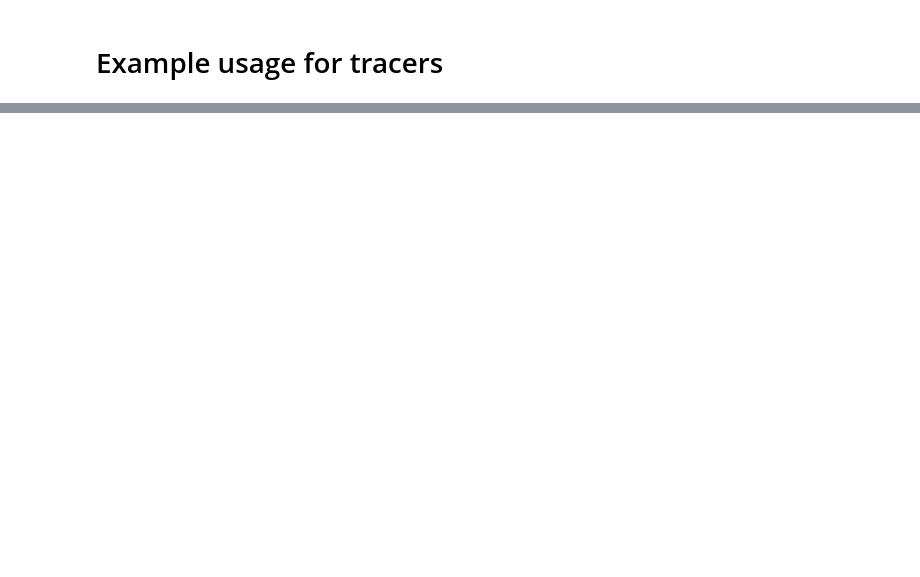
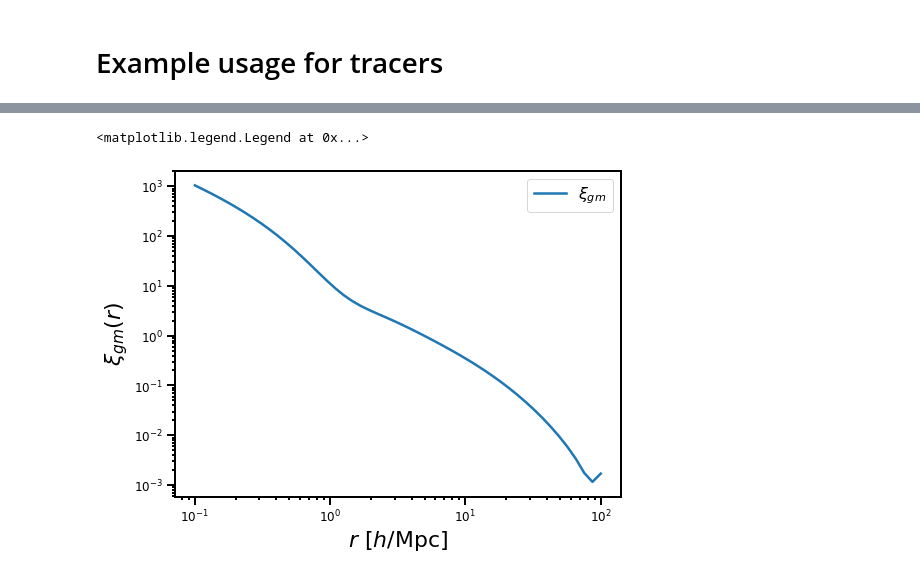
Before and after one commit to jmsull/gzpt, a Jupyter notebook: examples/first_example.ipynb, the cells around one changed output, grey strips where cells are left out. Cells and saved outputs as stored; diff of their text form; code cells hidden in the pictures; blank space fills up the shorter version.

```diff
--- a/examples/first_example.ipynb
+++ b/examples/first_example.ipynb
@@ -20,0 +55,10 @@ Correlation function (w/ gradient)
+# %%
+#xi,xigrad = gm.
+plt.figure(figsize=(8,6))
+plt.loglog(rlin,gm.Xi()(rlin),label=r'$\xi_{gm}$')
+plt.xlabel(r'$r \ [h/ \rm{Mpc}]$')
+plt.ylabel(r'$\xi_{gm}(r)$')
+plt.legend()
+# %% [output]
+<matplotlib.legend.Legend at 0x...>
+[figure, added]
```
Also changed, not shown: parts of 23 cells of this notebook, 7 other files.
